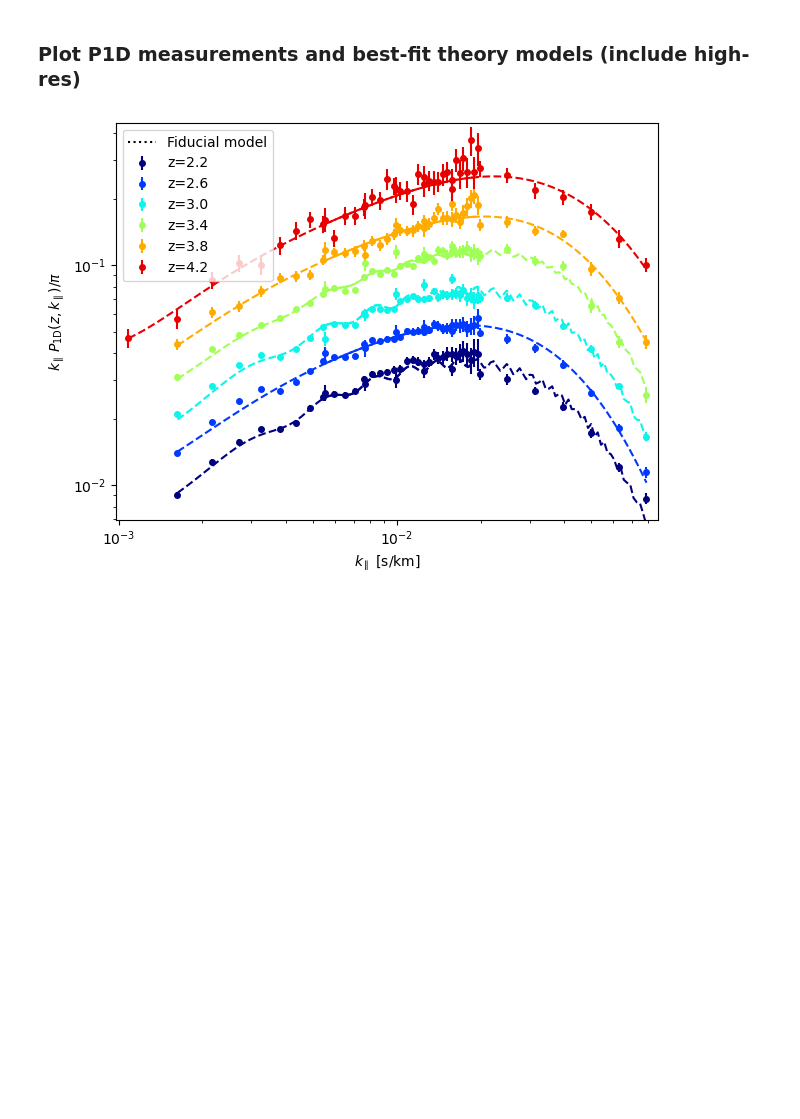
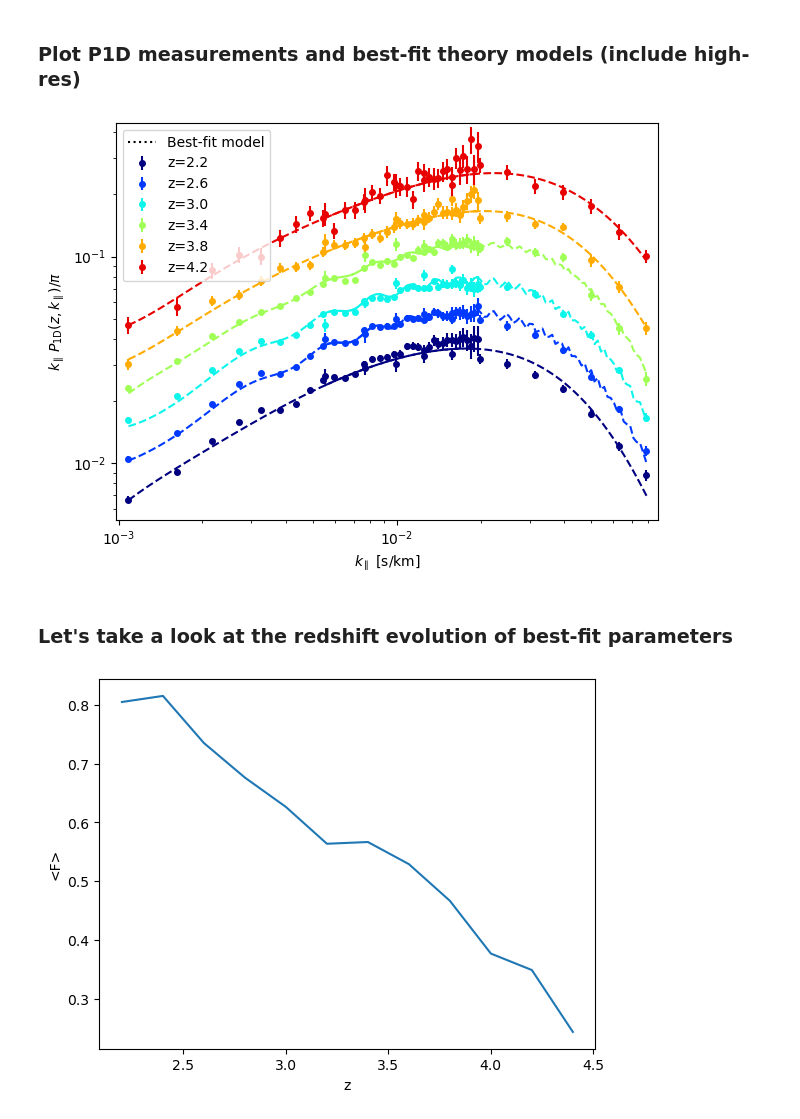
Before and after one commit to igmhub/cup1d, a Jupyter notebook: notebooks/likelihood/plot_marseille.ipynb, the cells around one changed output. Saved outputs shown, nothing was run; the diff lists cells and outputs as text; code cells hidden in the pictures; blank space fills up the shorter version.

```diff
--- a/notebooks/likelihood/plot_marseille.ipynb
+++ b/notebooks/likelihood/plot_marseille.ipynb
@@ -487,7 +554,7 @@ ymin = 1e10
 ymax = -1e10
 xmin = ymin
 xmax = ymax
-for iz in range(0,Nz,2):
+for iz in range(0,Nz,plot_every_iz):
     col = plt.cm.jet(iz / (Nz - 1))
     yshift = iz / (Nz - 1)
     z=zs[iz]
@@ -564,7 +631,7 @@ else:
     plt.ylim(0.8 * ymin, 1.2 * ymax)
 
 #plt.plot(-10, -10, linestyle="-", label="Data", color="k")
-plt.plot(-10, -10, linestyle=":", label="Fiducial model", color="k")
+plt.plot(-10, -10, linestyle=":", label="Best-fit model", color="k")
 plt.legend()
 plt.xlabel(r"$k_\parallel$ [s/km]")
 plt.xlim(0.9*xmin, 1.1*xmax)
@@ -572,4 +639,4 @@ plt.xscale('log')
 plt.tight_layout()
 plt.savefig('p1d_eboss_highres_bestfit.png')
 # %% [output]
-[figure, old version]
+[figure, new version]
@@ -577,0 +643,31 @@ a=3
+# %% [markdown]
+### Let's take a look at the redshift evolution of best-fit parameters
+# %%
+mF=[]
+T0=[]
+gamma=[]
+sigT_kms=[]
+kF_kms=[]
+f_SiIII=[]
+for iz,z in enumerate(zs):
+    run=allz_runs[iz]
+    like=run['like']
+    best_fit_values=run['best_fit_values']
+    like_params=like.parameters_from_sampling_point(best_fit_values)
+    F_model = like.theory.F_model_fid.get_new_model(like_params)
+    T_model = like.theory.T_model_fid.get_new_model(like_params)
+    P_model = like.theory.P_model_fid.get_new_model(like_params)
+    X_model = like.theory.metal_models[0].get_new_model(like_params)
+    mF.append(F_model.get_mean_flux(z=z))
+    T0.append(T_model.get_T0(z=z))
+    sigT_kms.append(T_model.get_sigT_kms(z=z))
+    gamma.append(T_model.get_gamma(z=z))
+    kF_kms.append(P_model.get_kF_kms(z=z))
+    f_SiIII.append(X_model.get_amplitude(z=z))
+# %%
+plt.plot(zs,mF)
+plt.xlabel('z')
+plt.ylabel('<F>')
+plt.savefig('mF_eboss_highres.png')
+# %% [output]
+[figure, added]
```
Also changed, not shown: parts of 16 cells of this notebook.
